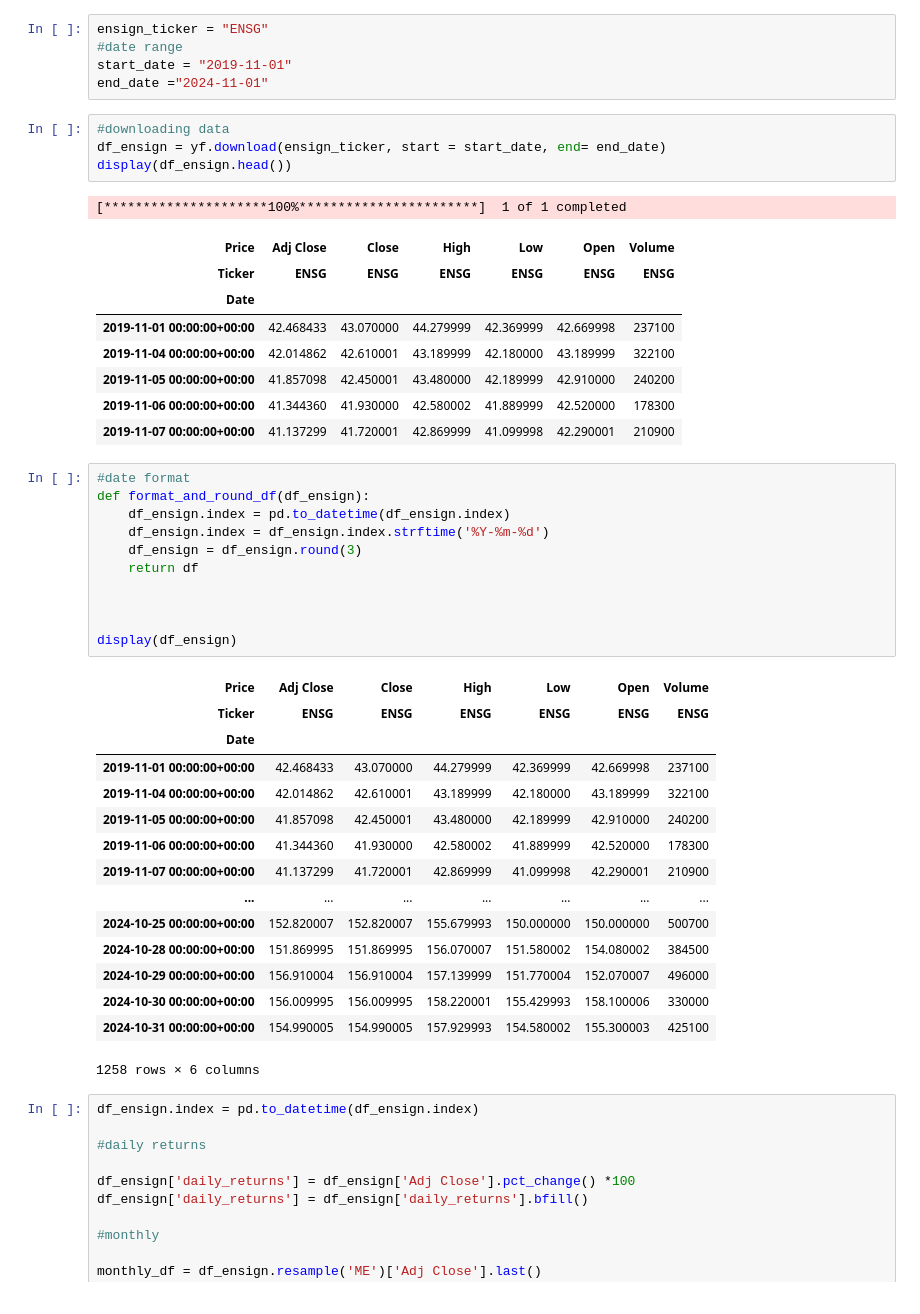
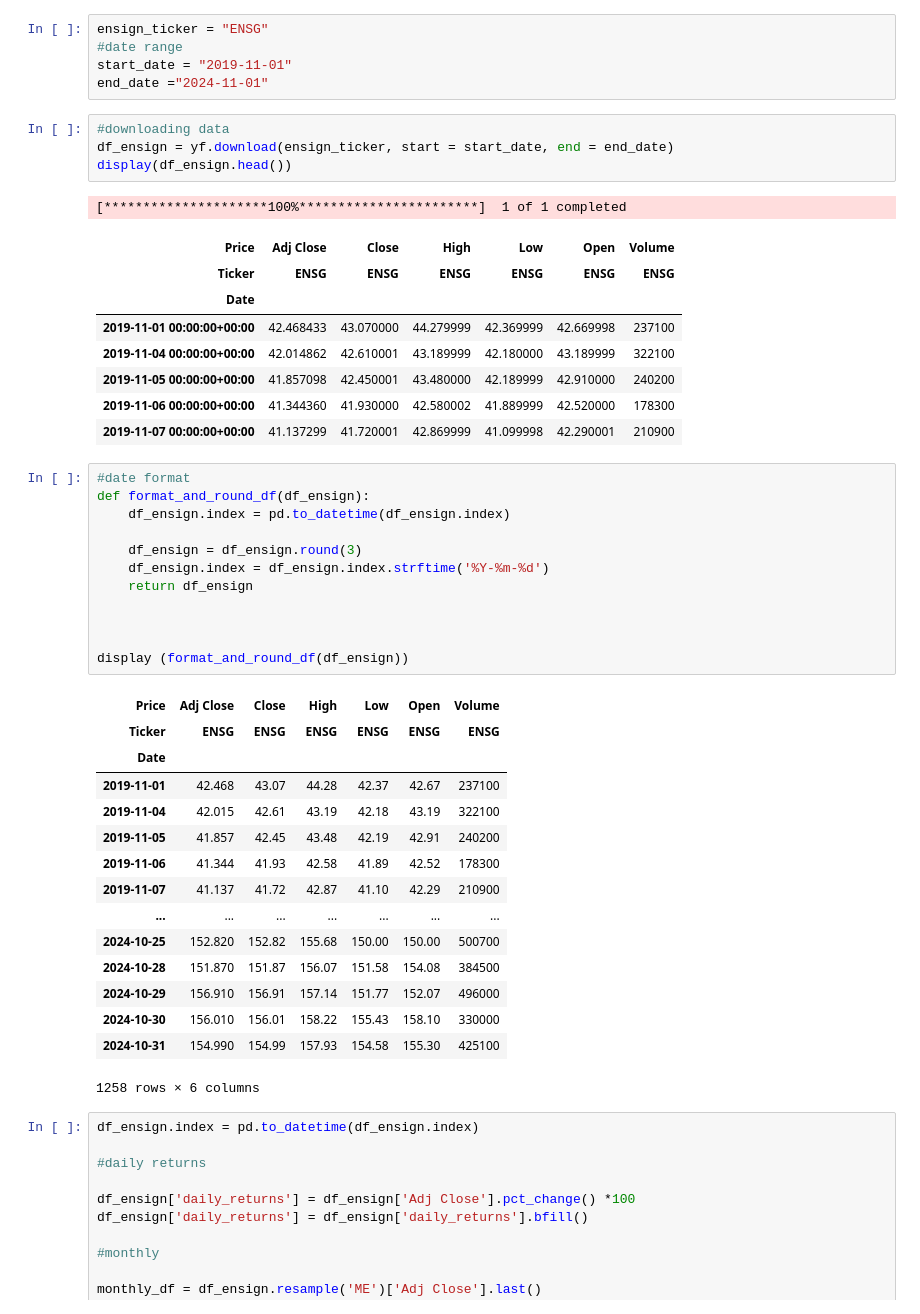
Before and after one commit to markmorcos/first_project, a Jupyter notebook: notebooks/ENSG_data.ipynb, the cells around one changed output. Drawn from its saved outputs; the diff is of its cells as text.

```diff
--- a/notebooks/ENSG_data.ipynb
+++ b/notebooks/ENSG_data.ipynb
@@ -32,7 +32,7 @@ start_date = "2019-11-01"
 end_date ="2024-11-01"
 # %%
 #downloading data
-df_ensign = yf.download(ensign_ticker, start = start_date, end= end_date)
+df_ensign = yf.download(ensign_ticker, start = start_date, end = end_date)
 display(df_ensign.head())
 # %% [output]
 [*********************100%***********************]  1 of 1 completed
@@ -47,29 +47,30 @@ display(df_ensign.head())
 # %%
 #date format
 def format_and_round_df(df_ensign):
     df_ensign.index = pd.to_datetime(df_ensign.index)
+
+    df_ensign = df_ensign.round(3)
     df_ensign.index = df_ensign.index.strftime('%Y-%m-%d')
-    df_ensign = df_ensign.round(3)
-    return df
+    return df_ensign
 
 
 
-display(df_ensign)
+display (format_and_round_df(df_ensign))
 # %% [output]
 | Price | Adj Close | Close | High | Low | Open | Volume |
 | Ticker | ENSG | ENSG | ENSG | ENSG | ENSG | ENSG |
 | Date |  |  |  |  |  |  |
-| 2019-11-01 00:00:00+00:00 | 42.468433 | 43.070000 | 44.279999 | 42.369999 | 42.669998 | 237100 |
-| 2019-11-04 00:00:00+00:00 | 42.014862 | 42.610001 | 43.189999 | 42.180000 | 43.189999 | 322100 |
-| 2019-11-05 00:00:00+00:00 | 41.857098 | 42.450001 | 43.480000 | 42.189999 | 42.910000 | 240200 |
-| 2019-11-06 00:00:00+00:00 | 41.344360 | 41.930000 | 42.580002 | 41.889999 | 42.520000 | 178300 |
-| 2019-11-07 00:00:00+00:00 | 41.137299 | 41.720001 | 42.869999 | 41.099998 | 42.290001 | 210900 |
+| 2019-11-01 | 42.468 | 43.07 | 44.28 | 42.37 | 42.67 | 237100 |
+| 2019-11-04 | 42.015 | 42.61 | 43.19 | 42.18 | 43.19 | 322100 |
+| 2019-11-05 | 41.857 | 42.45 | 43.48 | 42.19 | 42.91 | 240200 |
+| 2019-11-06 | 41.344 | 41.93 | 42.58 | 41.89 | 42.52 | 178300 |
+| 2019-11-07 | 41.137 | 41.72 | 42.87 | 41.10 | 42.29 | 210900 |
 | ... | ... | ... | ... | ... | ... | ... |
-| 2024-10-25 00:00:00+00:00 | 152.820007 | 152.820007 | 155.679993 | 150.000000 | 150.000000 | 500700 |
-| 2024-10-28 00:00:00+00:00 | 151.869995 | 151.869995 | 156.070007 | 151.580002 | 154.080002 | 384500 |
-| 2024-10-29 00:00:00+00:00 | 156.910004 | 156.910004 | 157.139999 | 151.770004 | 152.070007 | 496000 |
-| 2024-10-30 00:00:00+00:00 | 156.009995 | 156.009995 | 158.220001 | 155.429993 | 158.100006 | 330000 |
-| 2024-10-31 00:00:00+00:00 | 154.990005 | 154.990005 | 157.929993 | 154.580002 | 155.300003 | 425100 |
+| 2024-10-25 | 152.820 | 152.82 | 155.68 | 150.00 | 150.00 | 500700 |
+| 2024-10-28 | 151.870 | 151.87 | 156.07 | 151.58 | 154.08 | 384500 |
+| 2024-10-29 | 156.910 | 156.91 | 157.14 | 151.77 | 152.07 | 496000 |
+| 2024-10-30 | 156.010 | 156.01 | 158.22 | 155.43 | 158.10 | 330000 |
+| 2024-10-31 | 154.990 | 154.99 | 157.93 | 154.58 | 155.30 | 425100 |
 1258 rows × 6 columns
 # %%
 df_ensign.index = pd.to_datetime(df_ensign.index)
```
Also changed, not shown: parts of 15 cells of this notebook, 1 other file.
